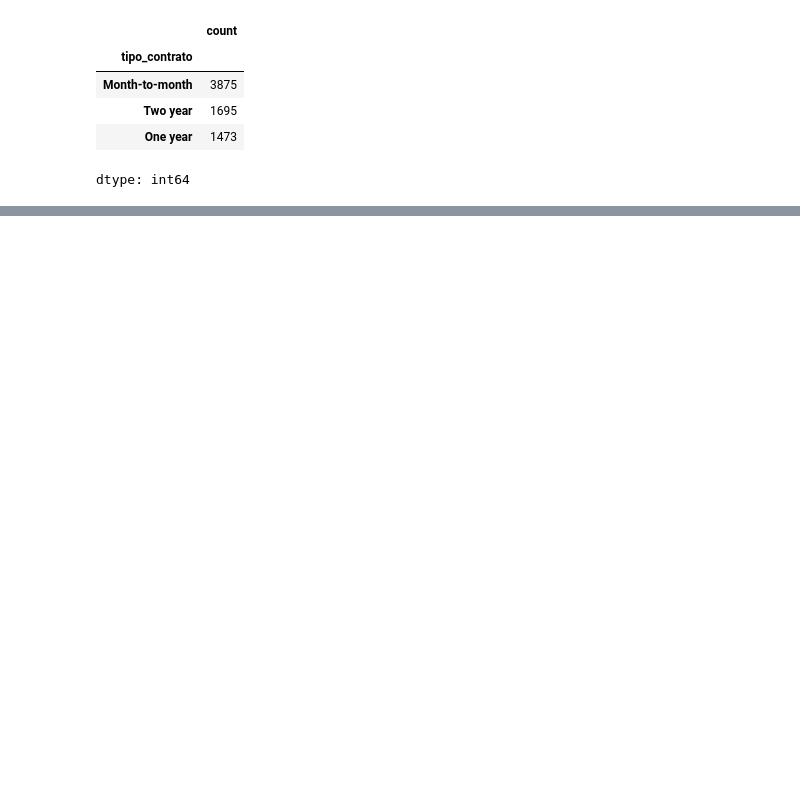
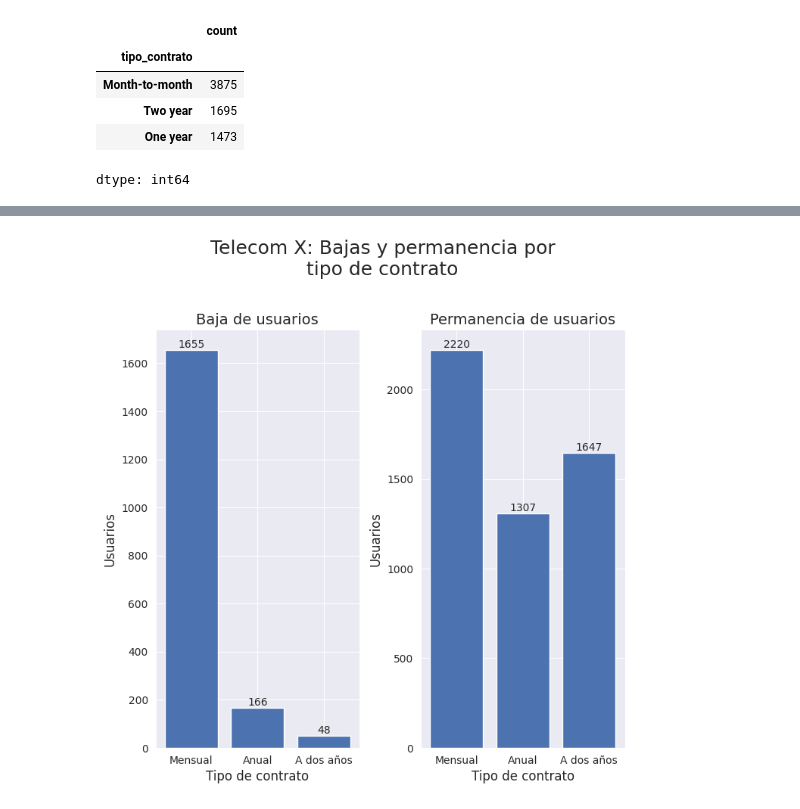
Before and after one commit to SebaDiezV/challenge_telecomX-alura, a Jupyter notebook: Challenge_TelecomX.ipynb, the cells around one changed output, grey strips where cells are left out. Saved outputs shown, nothing was run; the diff lists cells and outputs as text; code cells hidden in the pictures; blank space fills up the shorter version.

```diff
--- a/Challenge_TelecomX.ipynb
+++ b/Challenge_TelecomX.ipynb
@@ -621,3 +635,8 @@ por_contrato['tipo_contrato'].value_counts()
 | Two year | 1695 |
 | One year | 1473 |
 dtype: int64
+# %%
+baja_contrato = por_contrato[por_contrato['cancelacion_cliente']==1]
+perm_contrato = por_contrato[por_contrato['cancelacion_cliente']==0]
+baja_contrato = baja_contrato['tipo_contrato'].value_counts()
+perm_contrato = perm_contrato['tipo_contrato'].value_counts()
@@ -623,0 +661,43 @@ dtype: int64
+# %%
+orden_contratos = ['Month-to-month', 'One year', 'Two year']
+baja_contrato = baja_contrato.reindex(orden_contratos)
+perm_contrato = perm_contrato.reindex(orden_contratos)
+# %%
+fig,axs = plt.subplots(1,2, figsize=(8,8))
+fig.subplots_adjust(hspace=0.5, wspace=0.3, top=0.8)
+fig.suptitle('Telecom X: Bajas y permanencia por\ntipo de contrato', fontsize=18, y = 0.95)
+sns.set_style('darkgrid')
+sns.set_palette('deep')
+
+bars1 = axs[0].bar(baja_contrato.index.astype(str) ,baja_contrato.values)
+axs[0].set_xlabel('Tipo de contrato', fontsize =12)
+axs[0].set_ylabel('Usuarios',fontsize =12)
+axs[0].set_xticks(orden_contratos)
+axs[0].set_xticklabels(['Mensual', 'Anual', 'A dos años'])
+axs[0].spines['top'].set_visible(False)
+axs[0].spines['right'].set_visible(False)
+axs[0].set_title('Baja de usuarios', fontsize =14)
+
+for bar in bars1:
+    height = bar.get_height()
+    axs[0].text(bar.get_x() + bar.get_width() / 2, height + 2, f'{int(height)}', ha='center', va='bottom')
+
+
+
+
+bars2 = axs[1].bar(perm_contrato.index.astype(str) ,perm_contrato.values)
+axs[1].set_xlabel('Tipo de contrato',fontsize =12)
+axs[1].set_ylabel('Usuarios',fontsize =12)
+axs[1].set_xticks(orden_contratos)
+axs[1].set_xticklabels(['Mensual', 'Anual', 'A dos años'])
+axs[1].spines['top'].set_visible(False)
+axs[1].spines['right'].set_visible(False)
+axs[1].set_title('Permanencia de usuarios',fontsize =14)
+
+for bar in bars2:
+    height = bar.get_height()
+    axs[1].text(bar.get_x() + bar.get_width() / 2, height + 2, f'{int(height)}', ha='center', va='bottom')
+
+plt.show()
+# %% [output]
+[figure, added]
```
Also changed, not shown: parts of 19 cells of this notebook.
